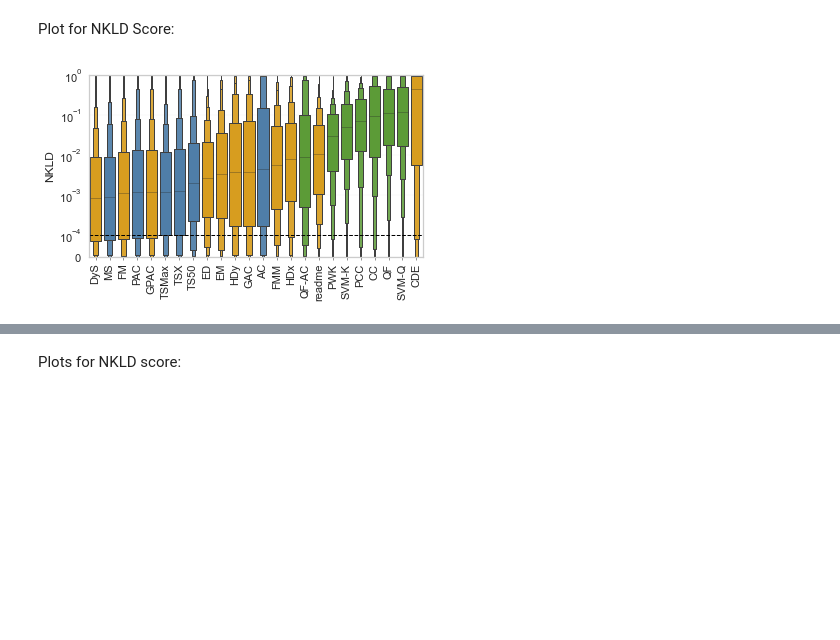
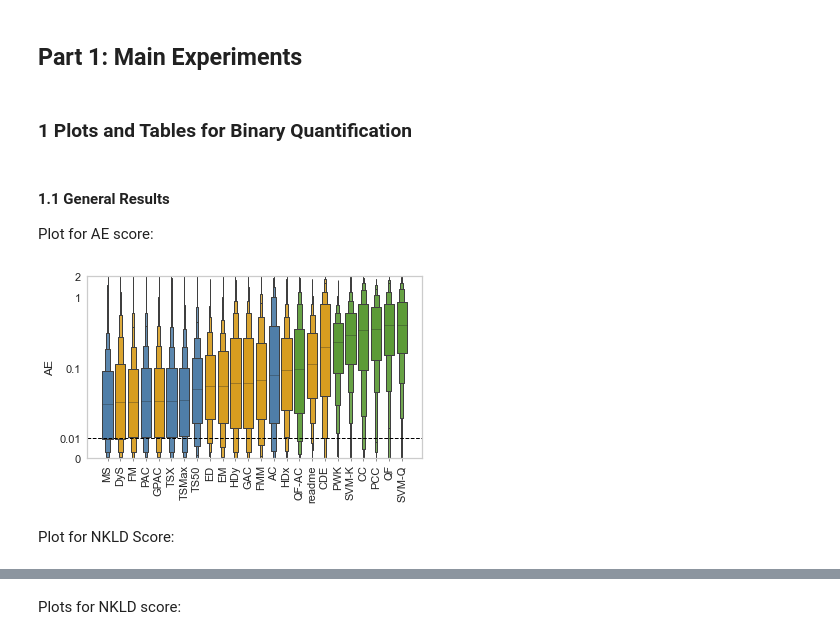
Before and after one commit to tobiasschumacher/quantification_paper, a Jupyter notebook: plot_results.ipynb, the cells around one changed output, grey strips where cells are left out. Saved outputs shown, nothing was run; the diff lists cells and outputs as text; code cells hidden in the pictures; blank space fills up the shorter version.

```diff
--- a/plot_results.ipynb
+++ b/plot_results.ipynb
@@ -318,0 +51,31 @@ plt.savefig(plot_path + "boxen_binary_AE_general")
+# %%
+def collect_lequa_result_data(mode="binary"):
+
+    res_files = [f for f in os.listdir(LEQUA_RESULT_PATH) if mode in f]
+    df_res = pd.concat([pd.read_csv(f"{LEQUA_RESULT_PATH}{fname}", index_col=0) for fname in res_files], axis=1)
+
+    return df_res
+# %%
+main_results_dict = {"binary": collect_result_data("binary"),
+                    "multiclass": collect_result_data("multiclass")
+                   }
+lequa_results_dict = {"binary": collect_lequa_result_data(mode="binary"),
+                     "multiclass": collect_lequa_result_data(mode="multiclass")}
+# %%
+quantifier_dict = {
+    "main": {"binary": QUANTIFIER_LIST[:-3] + ["QF", "QF-AC"],
+             "multiclass": list(QUANTIFIER_INDEX.loc[QUANTIFIER_INDEX["multiclass"] != "No"].index),
+            },
+    "clf": {"binary": CLF_QUANTIFIER_LIST,
+            "multiclass": list(QUANTIFIER_INDEX.loc[(QUANTIFIER_INDEX["clf_type"] != "none") & (QUANTIFIER_INDEX["multiclass"] != "No")].index)
+           },
+    "lequa_main":  {"binary": QUANTIFIER_LIST + ["QF-AC"],
+                    "multiclass": list(QUANTIFIER_INDEX.loc[QUANTIFIER_INDEX["multiclass"] != "No"].index)
+           },
+    "lequa_clf":  {"binary": CLF_QUANTIFIER_LIST,
+                   "multiclass": list(QUANTIFIER_INDEX.loc[(QUANTIFIER_INDEX["clf_type"] != "none") & (QUANTIFIER_INDEX["multiclass"] != "No")].index)
+           },
+    "lequa_opt":  {"binary": QUANTIFIER_LIST,
+                   "multiclass": TUNABLE_QUANTIFIER_LIST[:-2] + ["HDx", "ED"]
+           }
+}
@@ -319,16 +293,25 @@ plt.savefig(plot_path + "boxen_binary_AE_general")
+# %% [markdown]
+## Part 1: Main Experiments
+# %% [markdown]
+### 1 Plots and Tables for Binary Quantification
+# %%
+sns.set(**PLOTS_SNS_DEFAULT_PARAMS)
+# %% [markdown]
+#### 1.1 General Results
+
+Plot for AE score:
+# %%
+boxenplot(experiment="main",
+          mode="binary",
+          measure="AE",
+          ylim=(0,2),
+          linthresh=0.01,
+          linscale=0.25,
+          yticks = [0,0.01,0.1,1,2],
+          save_means_table=True,
+          table_to_latex=True
+          )
+# %% [output]
+[figure, added]
 # %% [markdown]
 Plot for NKLD Score:
-# %%
-ax = sns.boxenplot(x="alg", y="value", showfliers=False,
-                   palette = cmap,
-                   order = nkld_df.groupby("alg").median().value.sort_values().index,
-                   data=nkld_df)#, height=width/2, aspect=2)
-ax.set(ylim=(0, 1.02), ylabel = "NKLD", xlabel=None)
-ax.set_yscale('symlog', linthresh=0.0001, linscale = 0.5)
-ax.set_yticks([0,0.0001,0.001,0.01, 0.1,1])
-plt.axhline(0.0001, color = "black", linestyle = '--', lw = 1)
-plt.xticks(rotation=90)
-plt.gcf().subplots_adjust(bottom=0.2)
-plt.savefig(plot_path + "boxen_binary_NKLD_general")
-# %% [output]
-[figure, removed]
```
Also changed, not shown: parts of 139 cells of this notebook, 36 other files.
